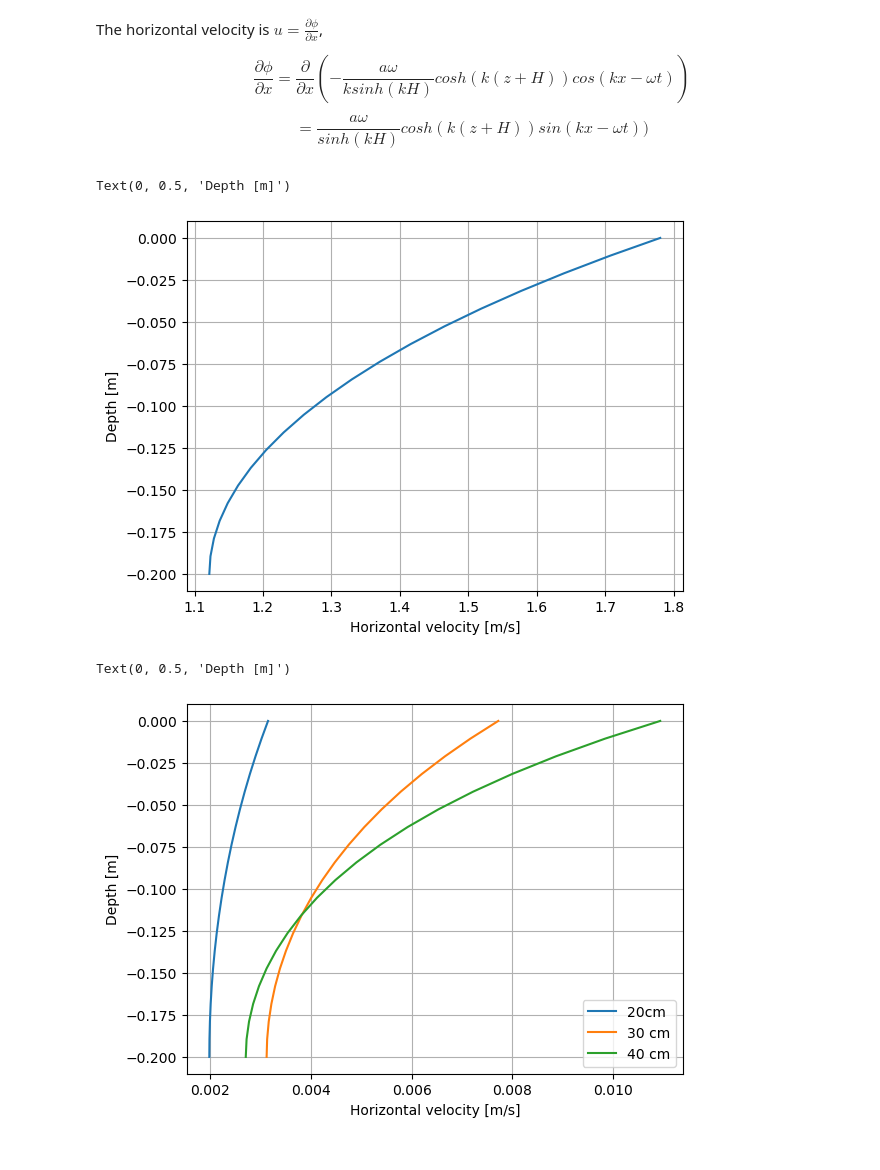
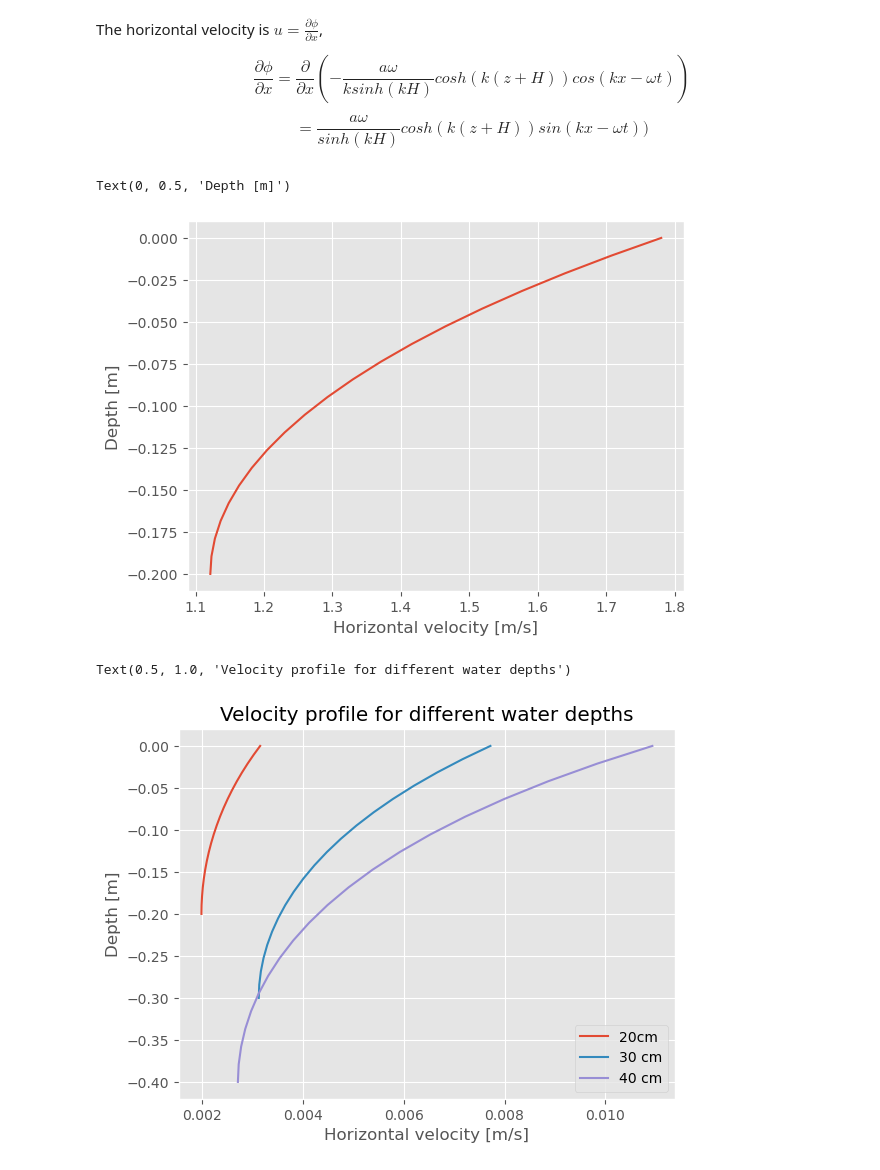
Before and after one commit to kjes4pres/Master_code, a Jupyter notebook: linear_waves.ipynb, the cells around one changed output. Cells and saved outputs as stored; diff of their text form; code cells hidden in the pictures.

```diff
--- a/linear_waves.ipynb
+++ b/linear_waves.ipynb
@@ -65,6 +65,13 @@ For $H=0.4m$:
 import numpy as np
 import matplotlib.pyplot as plt
 from scipy.optimize import fsolve
+
+import pandas as pd
+import matplotlib.pyplot as plt
+import numpy as np
+
+import matplotlib.style as mplstyle
+mplstyle.use(["ggplot", "fast"])
 # %%
 g = 9.81  # gravity [m/s^2]
 x = 10.0  # position [m]
@@ -144,13 +151,12 @@ depths = np.linspace(-H, 0, 20)
 u_z = horizontal_velocity(depths)
 # %%
 plt.plot(u_z, depths)
-plt.grid()
 
 plt.xlabel('Horizontal velocity [m/s]')
 plt.ylabel('Depth [m]')
 # %% [output]
 Text(0, 0.5, 'Depth [m]')
-[figure, old version]
+[figure, new version]
 # %%
 def horiz_vel_given_wave(H, a, f):
     z = np.linspace(-H, 0, 20)
@@ -172,14 +178,15 @@ u_z_H02_a_001_f_022 = horiz_vel_given_wave(H=0.2, a=0.01, f=0.22)
 u_z_H03_a_0015_f_018 = horiz_vel_given_wave(H=0.3, a=0.015, f=0.18)
 u_z_H04_a_002_f_016 = horiz_vel_given_wave(H=0.4, a=0.02, f=0.16)
 # %%
-plt.plot(u_z_H02_a_001_f_022, depths, label='20cm')
-plt.plot(u_z_H03_a_0015_f_018, depths, label='30 cm')
-plt.plot(u_z_H04_a_002_f_016, depths, label='40 cm')
-plt.grid()
+plt.plot(u_z_H02_a_001_f_022, np.linspace(-0.2, 0, 20), label='20cm')
+plt.plot(u_z_H03_a_0015_f_018, np.linspace(-0.3, 0, 20), label='30 cm')
+plt.plot(u_z_H04_a_002_f_016, np.linspace(-0.4, 0, 20), label='40 cm')
 plt.legend()
 
 plt.xlabel('Horizontal velocity [m/s]')
 plt.ylabel('Depth [m]')
+
+plt.title('Velocity profile for different water depths')
 # %% [output]
-Text(0, 0.5, 'Depth [m]')
+Text(0.5, 1.0, 'Velocity profile for different water depths')
-[figure, old version]
+[figure, new version]
```
Also changed, not shown: 14 other files.
